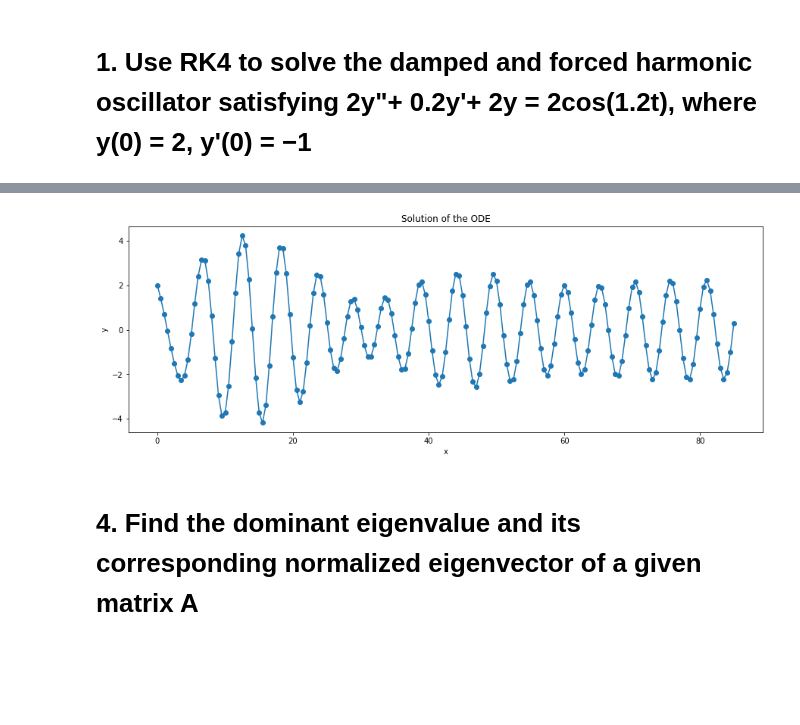
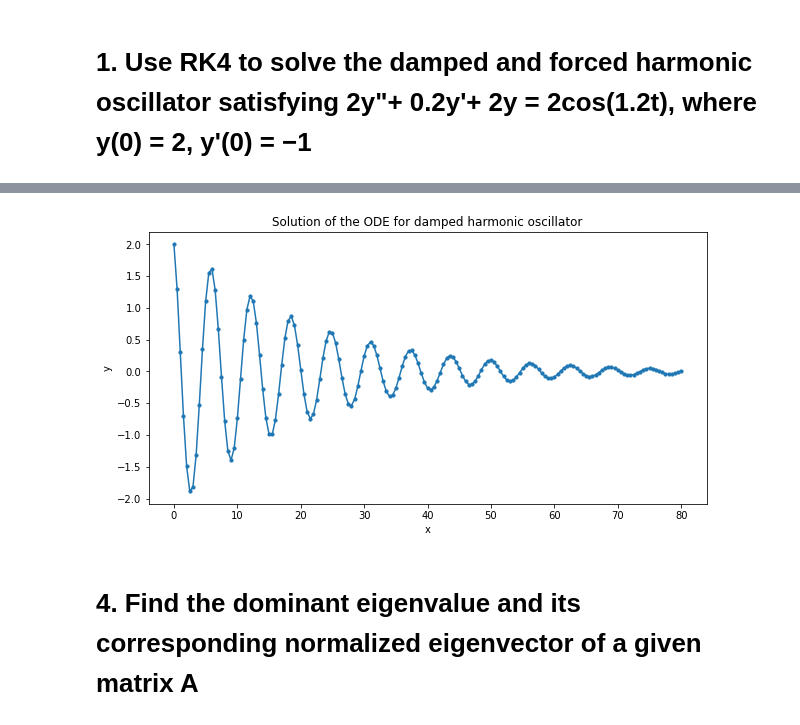
Before and after one commit to jabed-umar/P346-codes, a Jupyter notebook: ODE, PDE & Eigenvalue.ipynb, the cells around one changed output, grey strips where cells are left out. Drawn from its saved outputs; the diff is of its cells as text; code cells hidden in the pictures; blank space fills up the shorter version.

```diff
--- a/ODE, PDE & Eigenvalue.ipynb
+++ b/ODE, PDE & Eigenvalue.ipynb
@@ -5,9 +5,20 @@ import math
 import Library.assign6 as a
 import matplotlib.pyplot as plt
 # %%
+# For forced harmonic oscillator
 # definig the double derivative of y with respect to x
 def ddy(x, y, z):
     return (2*math.cos(1.2*x) - 2*y - 0.2*z)/2
 # definig the single derivative of y with respect to x
 def dy(x, y, z):
     return z
+# solution
+x, y = a.rk_4(ddy, dy, 0, 2, -1, 140, 0.5)
+# plotting the solution of the ODE
+plt.figure(figsize=(10,5))
+plt.scatter(x,y, s=10)
+plt.plot(x,y)
+plt.title("Solution of the ODE for forced harmonic oscillator")
+plt.xlabel("x")
+plt.ylabel("y")
+plt.show()
@@ -14,16 +27,23 @@ def dy(x, y, z):
 # %%
+#For damped harmonic oscillator
+# definig the double derivative of y with respect to x
+def ddy(x, y, z):
+    return (- 2*y - 0.2*z)/2
+# definig the single derivative of y with respect to x
+def dy(x, y, z):
+    return z
 # solution
-x, y = a.rk_4(ddy, dy, 0, 2, -1, 85, 0.5)
+x, y = a.rk_4(ddy, dy, 0, 2, -1, 80, 0.5)
 # plotting the solution of the ODE
-plt.figure(figsize=(15,5))
-plt.scatter(x,y)
+plt.figure(figsize=(10,5))
+plt.scatter(x,y,s=10)
 plt.plot(x,y)
-plt.title("Solution of the ODE")
+plt.title("Solution of the ODE for damped harmonic oscillator")
 plt.xlabel("x")
 plt.ylabel("y")
 plt.show()
 # %% [output]
-[figure, old version]
+[figure, new version]
 # %% [markdown]
 # 4. Find the dominant eigenvalue and its corresponding normalized eigenvector of a given matrix A
 # %%
```
Also changed, not shown: parts of 4 cells of this notebook, 1 other file.
